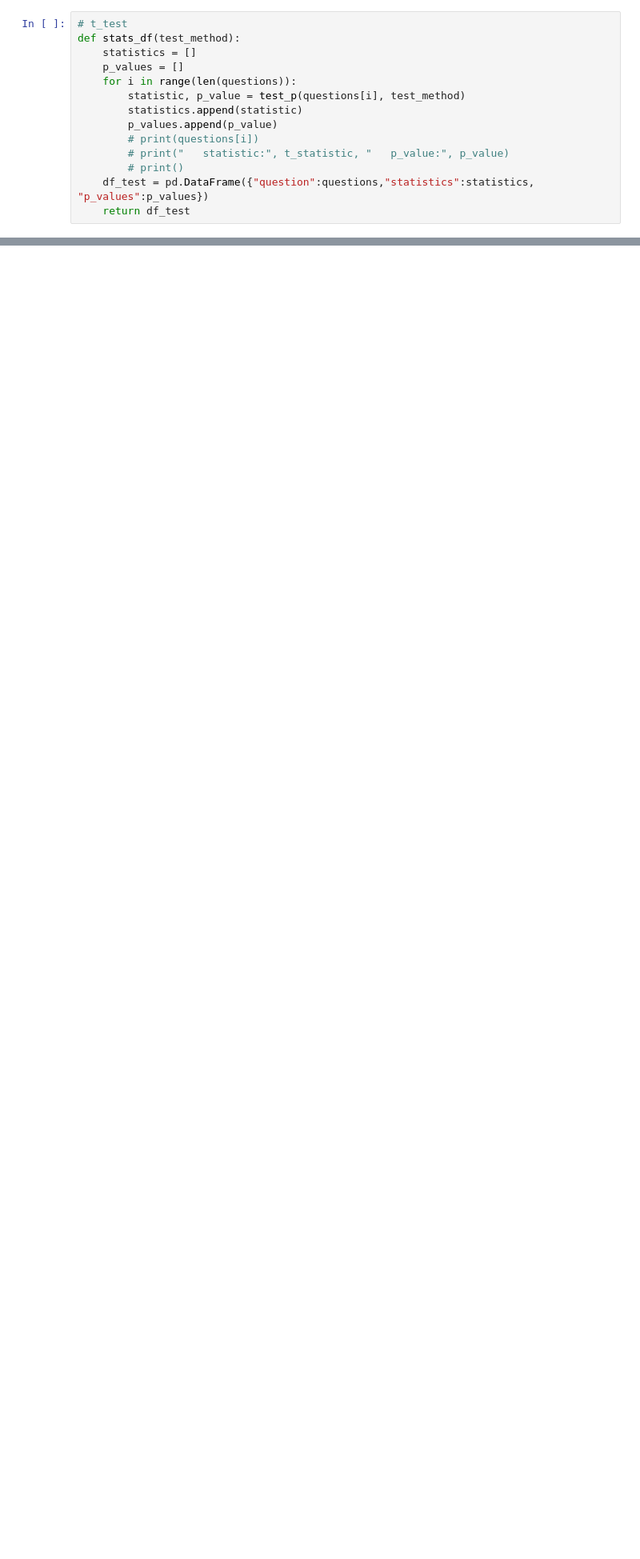
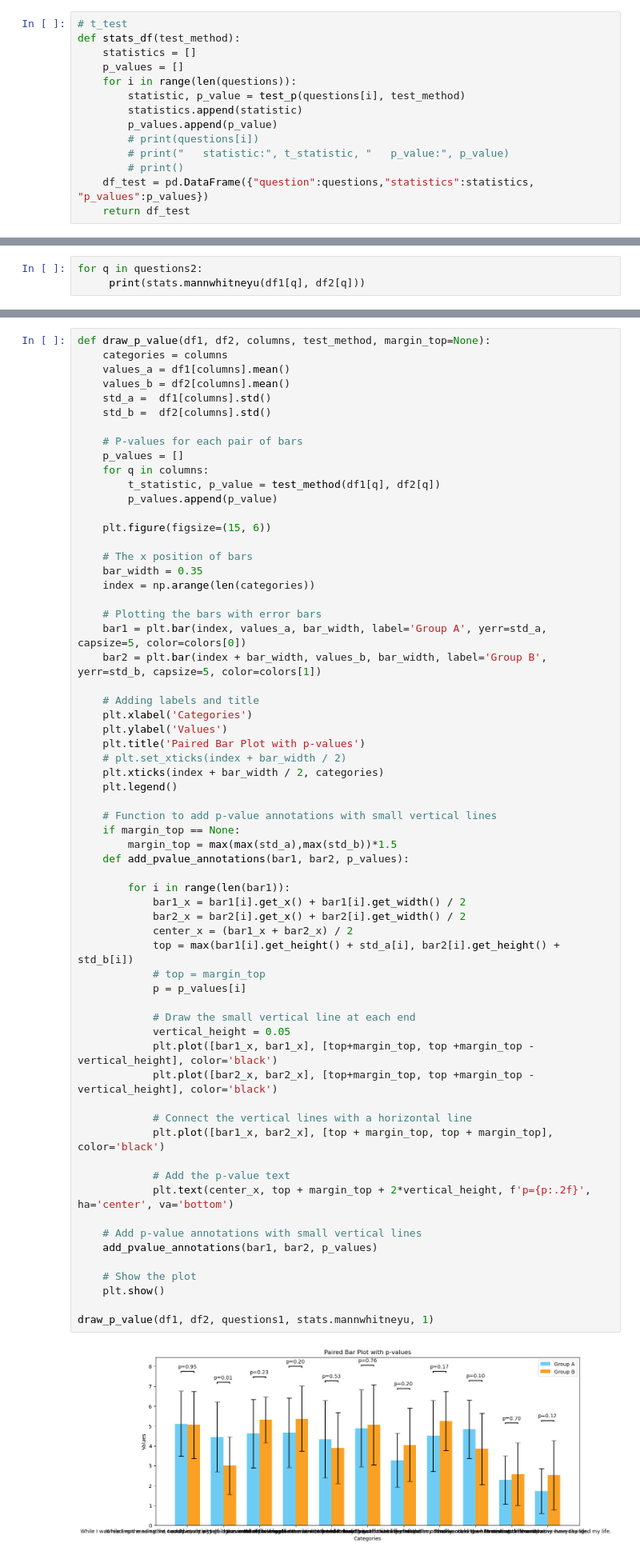
Before and after one commit to yzihan/data-analysis, a Jupyter notebook: simulife/analysis.ipynb, the cells around one changed output, grey strips where cells are left out. Shown at 80% size. Saved outputs shown, nothing was run; the diff lists cells and outputs as text; blank space fills up the shorter version.

```diff
--- a/simulife/analysis.ipynb
+++ b/simulife/analysis.ipynb
@@ -107,0 +137,3 @@ ValueError: The samples x and y must have the same length.
+# %%
+for q in questions2:
+     print(stats.mannwhitneyu(df1[q], df2[q]))
@@ -107,0 +185,65 @@ ValueError: The samples x and y must have the same length.
+# %%
+def draw_p_value(df1, df2, columns, test_method, margin_top=None):
+    categories = columns
+    values_a = df1[columns].mean()
+    values_b = df2[columns].mean()
+    std_a =  df1[columns].std()
+    std_b =  df2[columns].std()
+
+    # P-values for each pair of bars
+    p_values = []
+    for q in columns:
+        t_statistic, p_value = test_method(df1[q], df2[q])
+        p_values.append(p_value)
+
+    plt.figure(figsize=(15, 6))
+
+    # The x position of bars
+    bar_width = 0.35
+    index = np.arange(len(categories))
+
+    # Plotting the bars with error bars
+    bar1 = plt.bar(index, values_a, bar_width, label='Group A', yerr=std_a, capsize=5, color=colors[0])
+    bar2 = plt.bar(index + bar_width, values_b, bar_width, label='Group B', yerr=std_b, capsize=5, color=colors[1])
+
+    # Adding labels and title
+    plt.xlabel('Categories')
+    plt.ylabel('Values')
+    plt.title('Paired Bar Plot with p-values')
+    # plt.set_xticks(index + bar_width / 2)
+    plt.xticks(index + bar_width / 2, categories)
+    plt.legend()
+
+    # Function to add p-value annotations with small vertical lines
+    if margin_top == None:
+        margin_top = max(max(std_a),max(std_b))*1.5
+    def add_pvalue_annotations(bar1, bar2, p_values):
+
+        for i in range(len(bar1)):
+            bar1_x = bar1[i].get_x() + bar1[i].get_width() / 2
+            bar2_x = bar2[i].get_x() + bar2[i].get_width() / 2
+            center_x = (bar1_x + bar2_x) / 2
+            top = max(bar1[i].get_height() + std_a[i], bar2[i].get_height() + std_b[i])
+            # top = margin_top
+            p = p_values[i]
+
+            # Draw the small vertical line at each end
+            vertical_height = 0.05
+            plt.plot([bar1_x, bar1_x], [top+margin_top, top +margin_top -vertical_height], color='black')
+            plt.plot([bar2_x, bar2_x], [top+margin_top, top +margin_top - vertical_height], color='black')
+
+            # Connect the vertical lines with a horizontal line
+            plt.plot([bar1_x, bar2_x], [top + margin_top, top + margin_top], color='black')
+
+            # Add the p-value text
+            plt.text(center_x, top + margin_top + 2*vertical_height, f'p={p:.2f}', ha='center', va='bottom')
+
+    # Add p-value annotations with small vertical lines
+    add_pvalue_annotations(bar1, bar2, p_values)
+
+    # Show the plot
+    plt.show()
+
+draw_p_value(df1, df2, questions1, stats.mannwhitneyu, 1)
+# %% [output]
+[figure, added]
```
Also changed, not shown: parts of 19 cells of this notebook, 1 other file.
